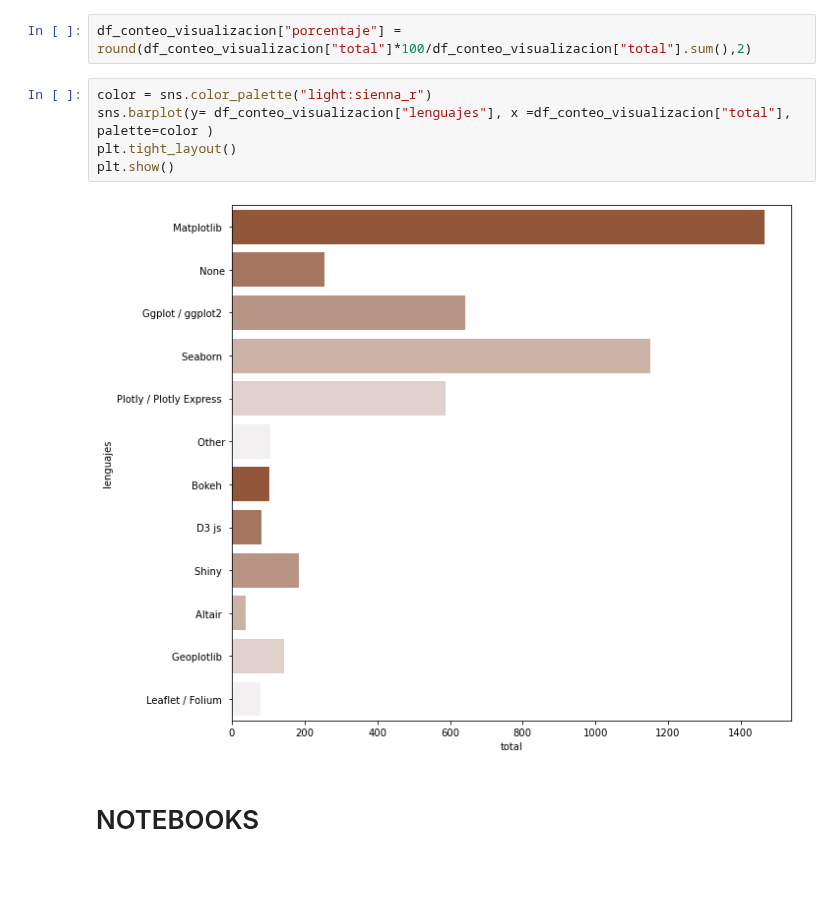
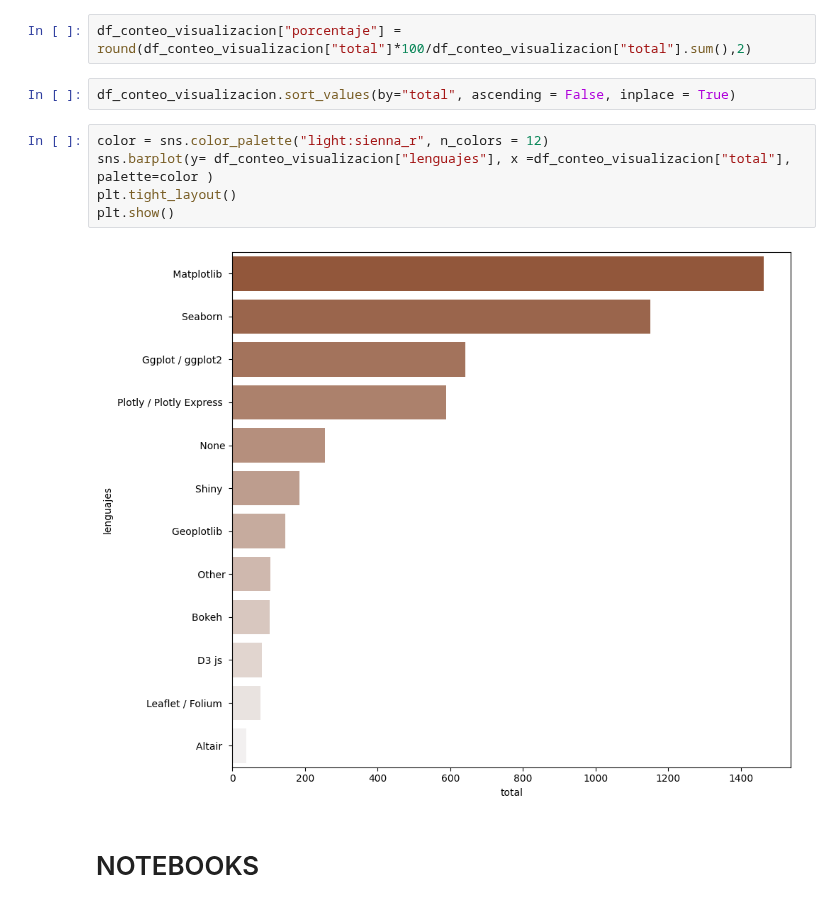
Before and after one commit to Adalab/EDA-ETL-project, a Jupyter notebook: conteo_columnas.ipynb, the cells around one changed output. Drawn from its saved outputs; the diff is of its cells as text; blank space fills up the shorter version.

```diff
--- a/conteo_columnas.ipynb
+++ b/conteo_columnas.ipynb
@@ -78,12 +78,14 @@ df_conteo_visualizacion.sample()
 # %%
 df_conteo_visualizacion["porcentaje"] = round(df_conteo_visualizacion["total"]*100/df_conteo_visualizacion["total"].sum(),2)
+# %%
+df_conteo_visualizacion.sort_values(by="total", ascending = False, inplace = True)
 # %%
-color = sns.color_palette("light:sienna_r")
+color = sns.color_palette("light:sienna_r", n_colors = 12)
 sns.barplot(y= df_conteo_visualizacion["lenguajes"], x =df_conteo_visualizacion["total"], palette=color )
 plt.tight_layout()
 plt.show()
 # %% [output]
-[figure, old version]
+[figure, new version]
 # %% [markdown]
 # NOTEBOOKS
 # %%
```
Also changed, not shown: parts of 7 cells of this notebook, 6 other files.
